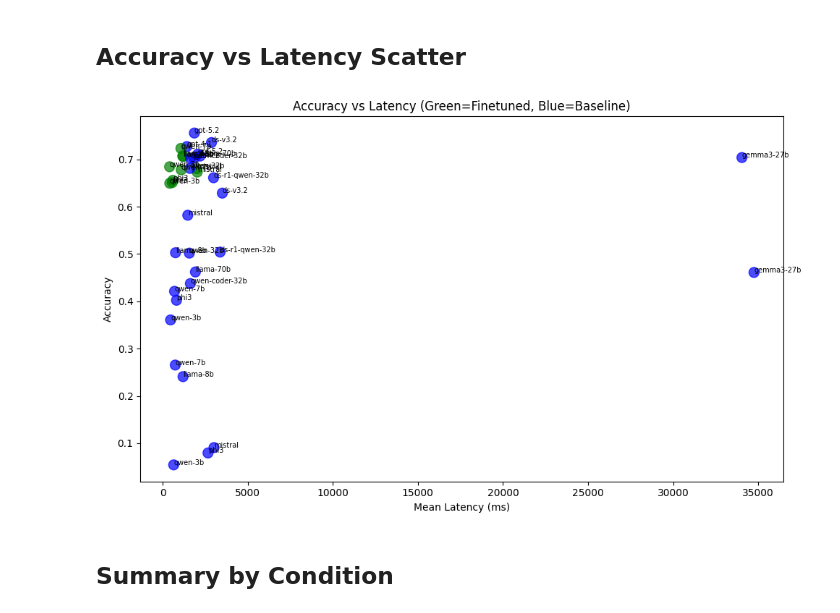
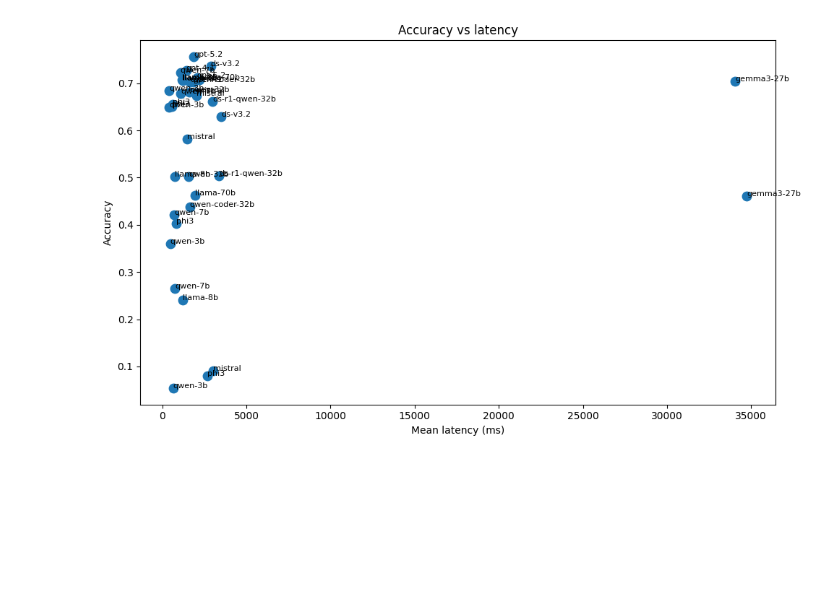
Before and after one commit to vladanaSTM/nl2atl, a Jupyter notebook: outputs/LLM-evaluation/efficiency_report.ipynb, the cells around one changed output. Cells and saved outputs as stored; diff of their text form; code cells hidden in the pictures; blank space fills up the shorter version.

Commit message:
chore: removed cost, kept only acc/lat for efficiency score

```diff
--- a/outputs/LLM-evaluation/efficiency_report.ipynb
+++ b/outputs/LLM-evaluation/efficiency_report.ipynb
@@ -8,14 +8,11 @@ import json
 from pathlib import Path
 import pandas as pd
 import matplotlib.pyplot as plt
-import numpy as np
 
-report_path = Path("outputs/LLM-evaluation/efficiency_report.json")
+report_path = Path("outputs\LLM-evaluation\efficiency_report.json")
 if not report_path.exists():
     report_path = Path("efficiency_report.json")
-
 report = json.loads(report_path.read_text())
 df = pd.DataFrame(report['models'])
-print(f"Loaded {len(df)} model-condition entries")
-print(f"Created: {report['created_at']}")
+display(df)
 # %% [output]
@@ -105,17 +39,12 @@ plt.show()
-# %% [markdown]
-## Accuracy vs Latency Scatter
 # %%
 plt.figure(figsize=(10, 6))
-colors = ['green' if x else 'blue' for x in df['finetuned']]
-plt.scatter(df['latency_mean_ms'], df['accuracy'], c=colors, alpha=0.7, s=100)
-for idx, row in df.iterrows():
-    plt.annotate(row['model_short'], (row['latency_mean_ms'], row['accuracy']), fontsize=7)
-plt.xlabel('Mean Latency (ms)')
+plt.scatter(df['latency_mean_ms'], df['accuracy'], s=80)
+for _, row in df.iterrows():
+    plt.annotate(row.get('model_short', ''), (row['latency_mean_ms'], row['accuracy']), fontsize=8)
+plt.xlabel('Mean latency (ms)')
 plt.ylabel('Accuracy')
-plt.title('Accuracy vs Latency (Green=Finetuned, Blue=Baseline)')
+plt.title('Accuracy vs latency')
 plt.tight_layout()
 plt.show()
 # %% [output]
-[figure, old version]
+[figure, new version]
-# %% [markdown]
-## Summary by Condition
```
Also changed, not shown: parts of 20 cells of this notebook, 26 other files.
